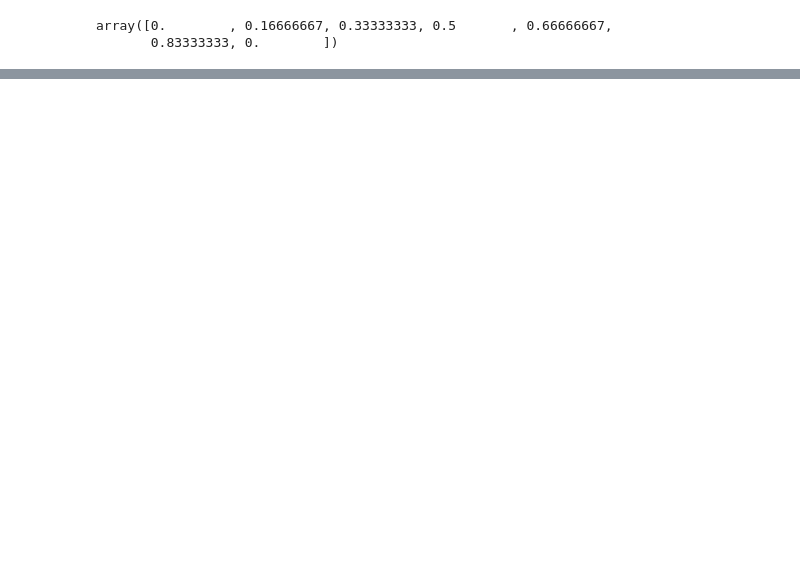
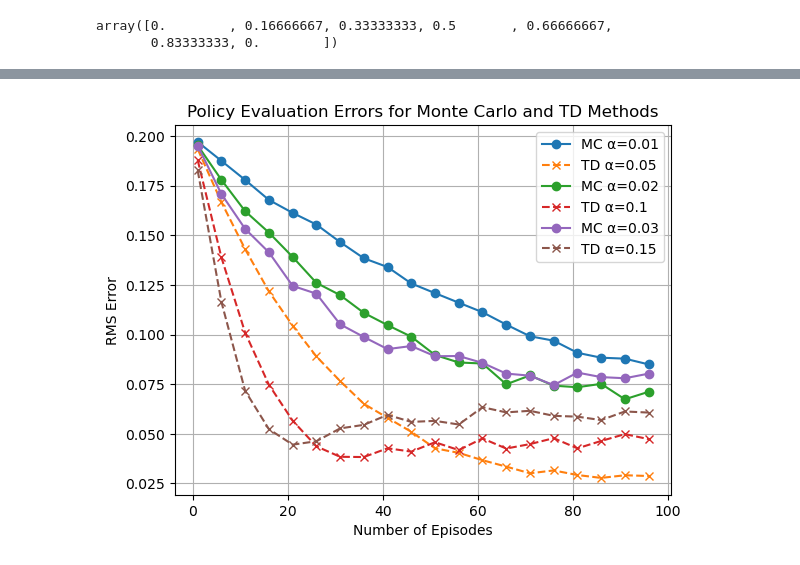
Before and after one commit to demirbey05/jarvis.rl, a Jupyter notebook: random_walk/random_walk_td_mc.ipynb, the cells around one changed output, grey strips where cells are left out. Drawn from its saved outputs; the diff is of its cells as text; code cells hidden in the pictures; blank space fills up the shorter version.

```diff
--- a/random_walk/random_walk_td_mc.ipynb
+++ b/random_walk/random_walk_td_mc.ipynb
@@ -73,7 +73,7 @@ import matplotlib.pyplot as plt
 
 mc_alpha_values = [0.01,0.02,0.03]
 td_alpha_values = [0.05,0.1,0.15]
-num_episodes_values = [i for i in range(1,100,1)]
+num_episodes_values = [i for i in range(1,100,5)]
 
 def simulate_single_run():
     errors = np.zeros((len(mc_alpha_values), len(num_episodes_values),2))
@@ -81,30 +81,32 @@ def simulate_single_run():
         mc_errors = np.zeros(len(num_episodes_values))
         td_errors = np.zeros(len(num_episodes_values))
         for j,num_episodes in enumerate(num_episodes_values):
             values = constant_alpha_mc_policy_evaluation(env,alpha, num_episodes)
             mc_errors[j] = rms_error(values, true_values)
             values = td_policy_evaluation(lambda state: random.choice(env.action_space), env, td_alpha_values[i], num_episodes)
             td_errors[j] = rms_error(values, true_values)
         errors[i,:,0] = mc_errors
         errors[i,:,1] = td_errors
     return errors
 
 number_of_runs = 100
 
 errors = np.zeros((len(mc_alpha_values), len(num_episodes_values),2,number_of_runs))
 
 for i in range(number_of_runs):
     errors[:,:,:,i] = simulate_single_run()
 
 errors = np.mean(errors, axis=3)
 
 for i, alpha in enumerate(mc_alpha_values):
     plt.plot(num_episodes_values, errors[i,:,0], label=f'MC α={alpha}', linestyle='-', marker='o')
     plt.plot(num_episodes_values, errors[i,:,1], label=f'TD α={td_alpha_values[i]}', linestyle='--', marker='x')
 
 plt.xlabel('Number of Episodes')
 plt.ylabel('RMS Error')
 plt.title('Policy Evaluation Errors for Monte Carlo and TD Methods')
 plt.legend()
 plt.grid(True)
 plt.show()
+# %% [output]
+[figure, added]
```
Also changed, not shown: parts of 1 cell of this notebook.
